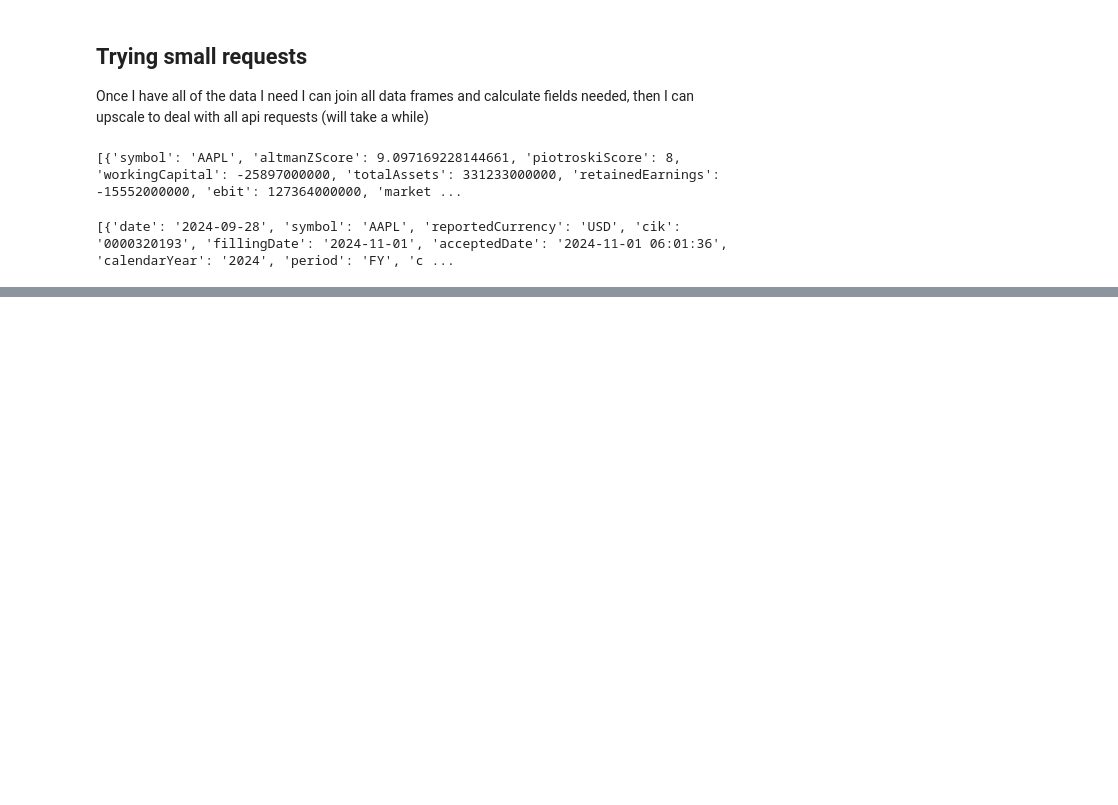
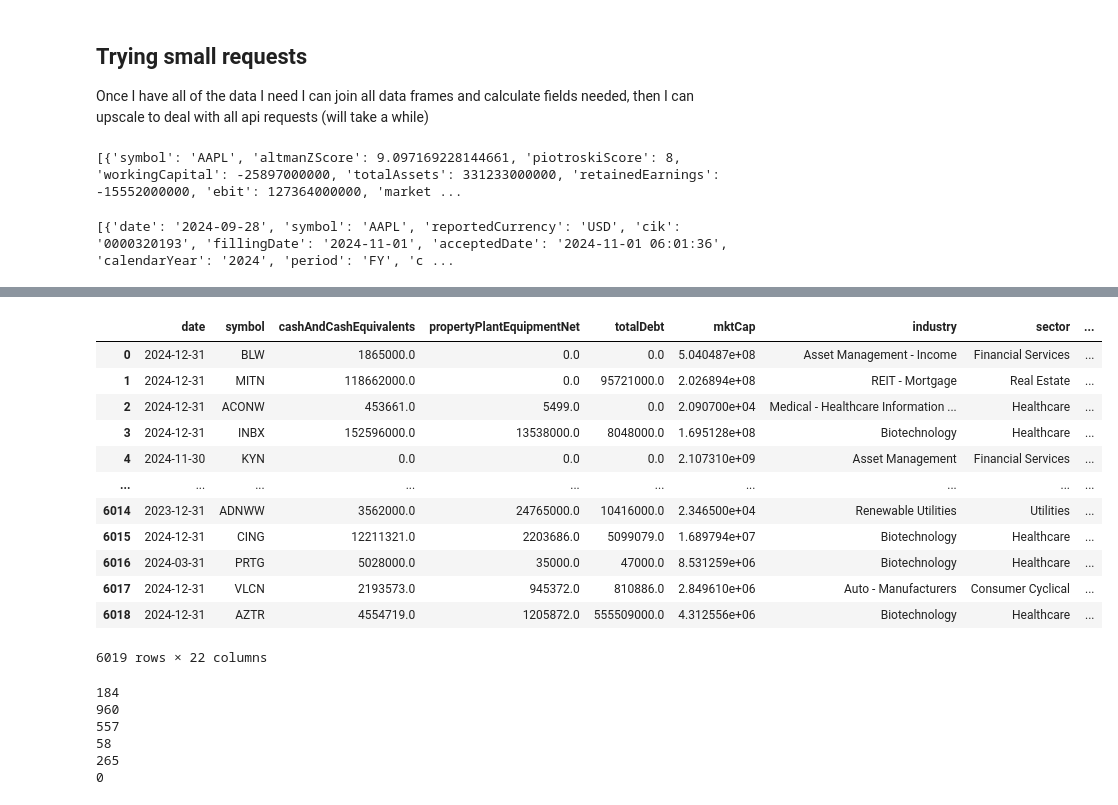
Before and after one commit to ben-abbott/df-capstone, a Jupyter notebook: notebooks/req_planning.ipynb, the cells around one changed output, grey strips where cells are left out. Drawn from its saved outputs; the diff is of its cells as text; code cells hidden in the pictures; blank space fills up the shorter version.

Commit message:
transformations complete, now produces clean dataset

```diff
--- a/notebooks/req_planning.ipynb
+++ b/notebooks/req_planning.ipynb
@@ -153,0 +171,39 @@ test_merge.sort_values(by='overallRank', ascending=True)
+# %%
+# inspect clean data for further cleaning
+cleanish_data = pd.read_csv('../data/clean/clean_ranked_data.csv')
+cleanish_data
+# %% [output]
+|  | date | symbol | cashAndCashEquivalents | propertyPlantEquipmentNet | totalDebt | mktCap | industry | sector | ... |
+| 0 | 2024-12-31 | BLW | 1865000.0 | 0.0 | 0.0 | 5.040487e+08 | Asset Management - Income | Financial Services | ... |
+| 1 | 2024-12-31 | MITN | 118662000.0 | 0.0 | 95721000.0 | 2.026894e+08 | REIT - Mortgage | Real Estate | ... |
+| 2 | 2024-12-31 | ACONW | 453661.0 | 5499.0 | 0.0 | 2.090700e+04 | Medical - Healthcare Information ... | Healthcare | ... |
+| 3 | 2024-12-31 | INBX | 152596000.0 | 13538000.0 | 8048000.0 | 1.695128e+08 | Biotechnology | Healthcare | ... |
+| 4 | 2024-11-30 | KYN | 0.0 | 0.0 | 0.0 | 2.107310e+09 | Asset Management | Financial Services | ... |
+| ... | ... | ... | ... | ... | ... | ... | ... | ... | ... |
+| 6014 | 2023-12-31 | ADNWW | 3562000.0 | 24765000.0 | 10416000.0 | 2.346500e+04 | Renewable Utilities | Utilities | ... |
+| 6015 | 2024-12-31 | CING | 12211321.0 | 2203686.0 | 5099079.0 | 1.689794e+07 | Biotechnology | Healthcare | ... |
+| 6016 | 2024-03-31 | PRTG | 5028000.0 | 35000.0 | 47000.0 | 8.531259e+06 | Biotechnology | Healthcare | ... |
+| 6017 | 2024-12-31 | VLCN | 2193573.0 | 945372.0 | 810886.0 | 2.849610e+06 | Auto - Manufacturers | Consumer Cyclical | ... |
+| 6018 | 2024-12-31 | AZTR | 4554719.0 | 1205872.0 | 555509000.0 | 4.312556e+06 | Biotechnology | Healthcare | ... |
+6019 rows × 22 columns
+# %%
+cash_zero_count = (cleanish_data['cashAndCashEquivalents'] == 0).sum()
+property_zeros = (cleanish_data['propertyPlantEquipmentNet'] == 0).sum()
+debt_zeros = (cleanish_data['totalDebt'] == 0.0).sum()
+non_active = (cleanish_data['isActivelyTrading'] == False).sum()
+capital_zeros = (cleanish_data['workingCapital'] == 0).sum()
+ev_zeros = (cleanish_data['enterpriseValue'] == 0).sum()
+
+print(cash_zero_count)
+print(property_zeros)
+print(debt_zeros)
+print(non_active)
+print(capital_zeros)
+print(ev_zeros)
+# %% [output]
+184
+960
+557
+58
+265
+0
```
Also changed, not shown: parts of 11 cells of this notebook, 5 other files.
